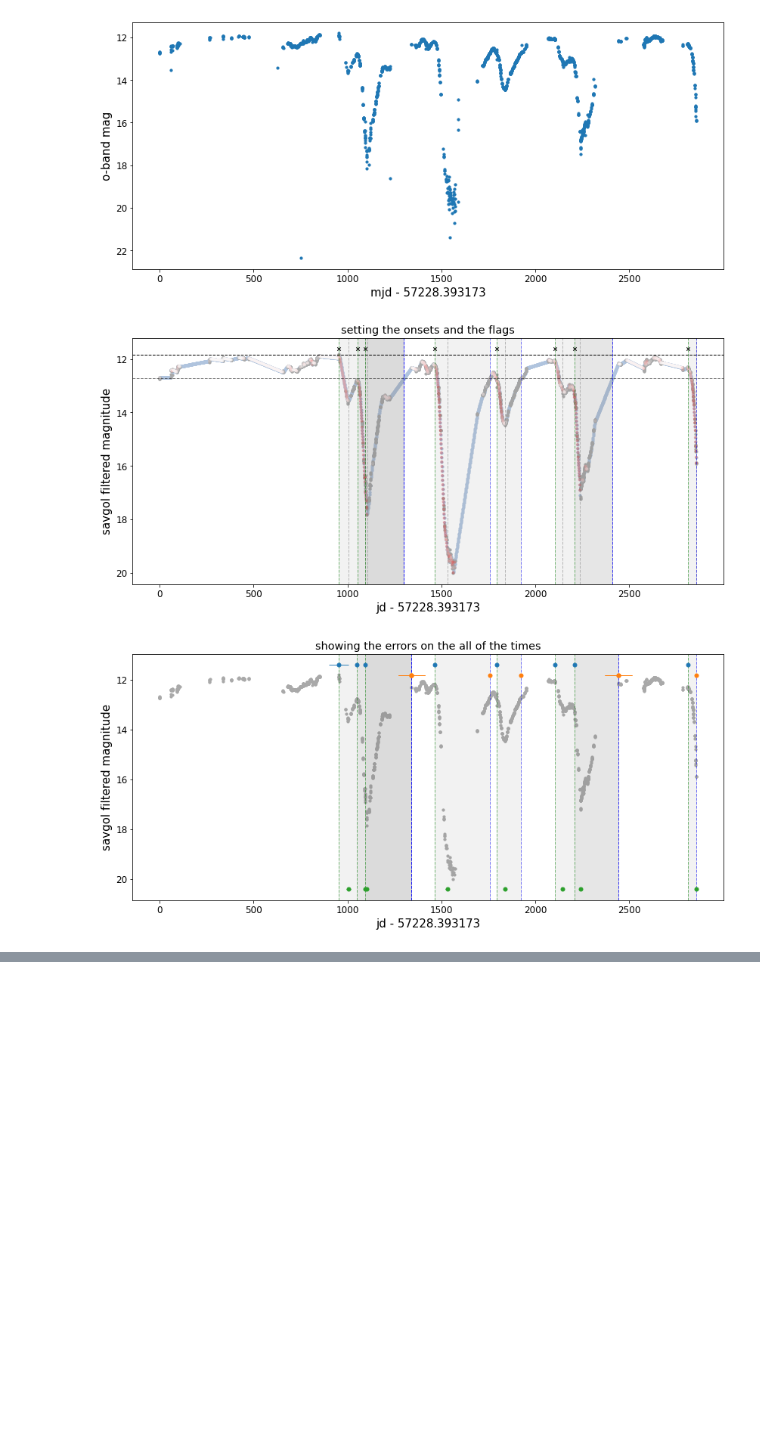
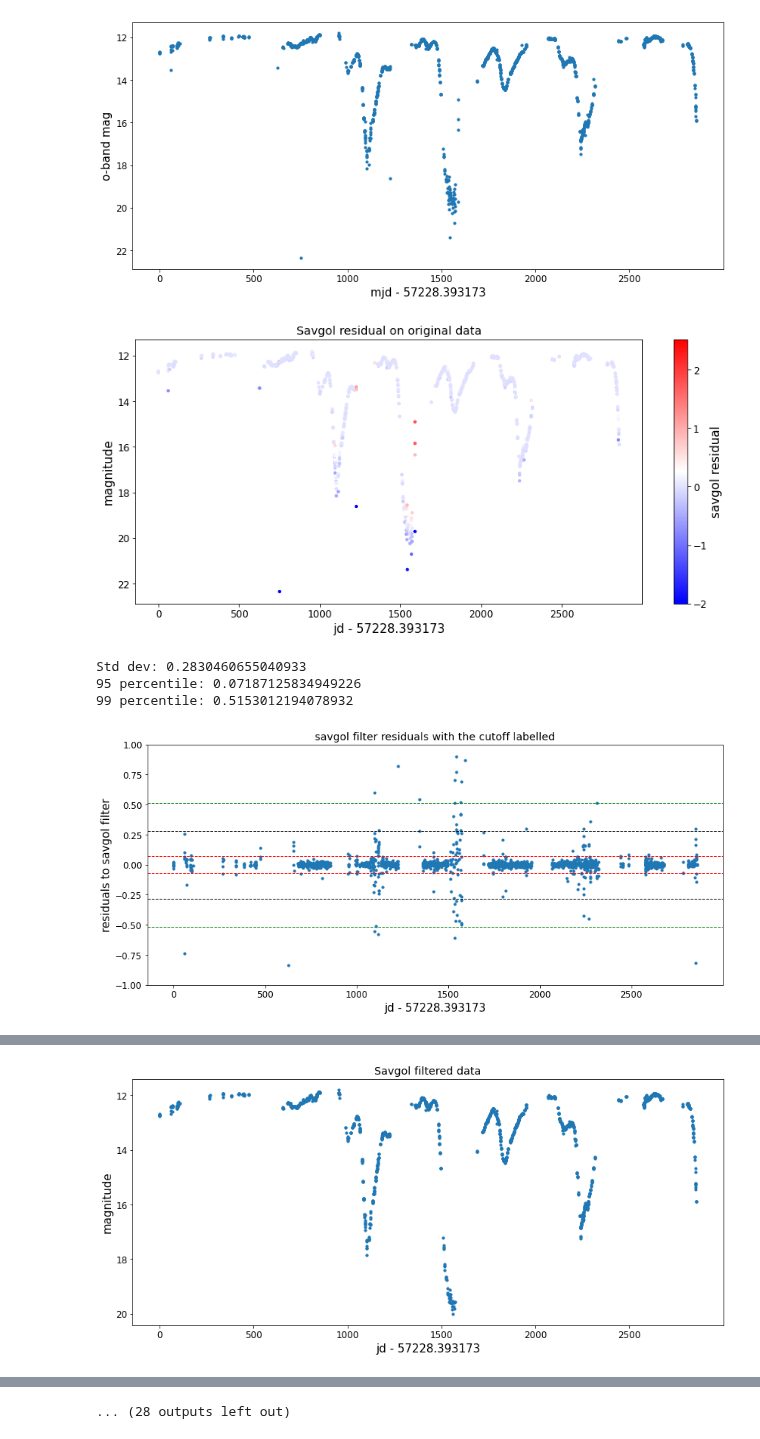
Before and after one commit to courtcraw/Notebooks, a Jupyter notebook: decline_analysis.ipynb, the cells around one changed output, grey strips where cells are left out. Drawn from its saved outputs; the diff is of its cells as text; code cells hidden in the pictures; blank space fills up the shorter version.

Commit message:
nov 9 - decline updates: new depth, new filtering threshold

```diff
--- a/decline_analysis.ipynb
+++ b/decline_analysis.ipynb
@@ -148,17 +148,17 @@ def find_runs(x):
 
     return run_values, run_starts, run_lengths
 
-def return_arr_to_orig(time_array):
+def return_arr_to_orig(time_array,orig_time):
     return_arr = []
-    orig_time = savgol_filtered_oband['mjd']-mjd_scale
+#     orig_time = savgol_filtered_oband['mjd']-mjd_scale
     for datapt in time_array:
         matched_time_ind = np.argmin(np.abs(orig_time-datapt))
         return_arr.append(orig_time[matched_time_ind])
     return_arr = np.asarray(return_arr)
     return return_arr
 
-def err_calculation(time_arr):
-    orig_time = savgol_filtered_oband['mjd']-mjd_scale
+def err_calculation(time_arr,orig_time):
+#     orig_time = savgol_filtered_oband['mjd']-mjd_scale
 #     print(len(orig_time))
     err_arr = []
     for time in time_arr:
@@ -834,7 +969,11 @@ plt.show()
 # %%
 oband.rename(columns={'mjd': 'jd', 'm': 'mag'},inplace=True)
 # %%
-decline_detection(oband)#,min_decline_depth=0.9,saturation_limit=12,use_iter_smooth=False,debug_mode=False)
+decline_detection(oband,use_iter_smooth=False,debug_mode=True)
+#,min_decline_depth=0.9,saturation_limit=12,use_iter_smooth=False,debug_mode=False)
 # %% [output]
-[figure, old version]
+[figure, new version]
+Std dev: 0.2830460655040933
+95 percentile: 0.07187125834949226
+99 percentile: 0.5153012194078932
-[figure, old version]
+[figure, new version]
@@ -849,0 +980 @@ decline_detection(oband)#,min_decline_depth=0.9,saturation_limit=12,use_iter_smo
+[figure, added]
@@ -849,0 +989 @@ decline_detection(oband)#,min_decline_depth=0.9,saturation_limit=12,use_iter_smo
+... (28 outputs left out)
```
Also changed, not shown: parts of 3 cells of this notebook, 2 other files.
